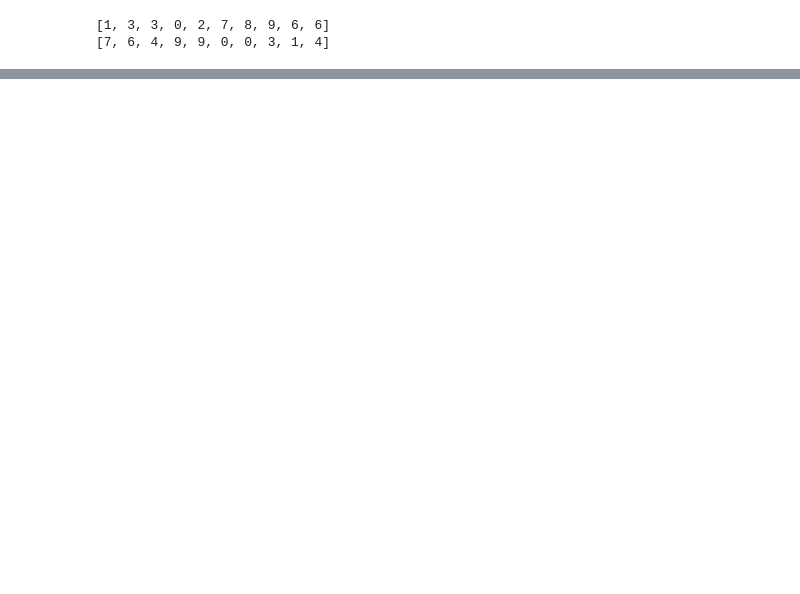
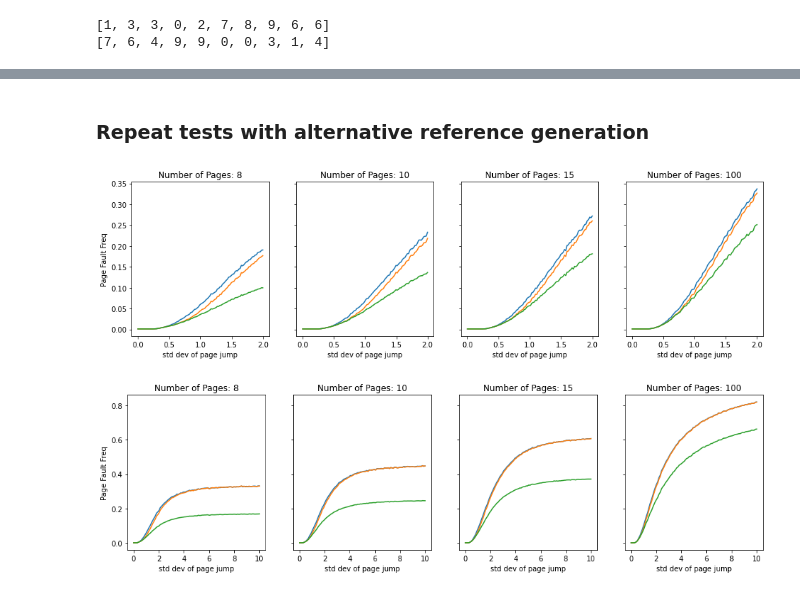
Before and after one commit to benraivel/CS337-Project-8, a Jupyter notebook: Project-8.ipynb, the cells around one changed output, grey strips where cells are left out. Saved outputs shown, nothing was run; the diff lists cells and outputs as text; code cells hidden in the pictures; blank space fills up the shorter version.

```diff
--- a/Project-8.ipynb
+++ b/Project-8.ipynb
@@ -43,7 +83,6 @@ def FIFO_page_replacement(ref_str):
     '''
     simulates first-in-first-out page replacement
     '''
-
     frame = []
 
     page_faults = 0
@@ -53,7 +92,6 @@ def FIFO_page_replacement(ref_str):
         ref_loc = ref_str.pop(0)
 
         if ref_loc in frame:
-
             continue
 
         else:
@@ -64,7 +102,6 @@ def FIFO_page_replacement(ref_str):
 
             frame.append(ref_loc)
 
-
     return page_faults
 
 
@@ -72,7 +109,6 @@ def LRU_page_replacement(ref_str):
     '''
     simulate least-recently-used page replacement
     '''
-
     frame = []
 
     last_ref = []
@@ -88,7 +124,6 @@ def LRU_page_replacement(ref_str):
             last_ref[frame.index(ref_loc)] = t
 
         else:
-
             page_faults += 1
 
             if len(frame) > 4:
@@ -108,7 +143,6 @@ def optimal_page_replacement(ref_str):
     '''
     simulates optimal page replacement
     '''
-
     frame = []
 
     page_faults = 0
@@ -117,14 +151,13 @@ def optimal_page_replacement(ref_str):
 
         ref_loc = ref_str.pop(0)
 
-
         if ref_loc in frame:
             pass
 
         else:
             page_faults += 1
 
-            if len(frame) > 4:
+            if len(frame) > 4: # find a page to kick out
 
                 next_ref = []
 
@@ -132,18 +165,19 @@ def optimal_page_replacement(ref_str):
 
                 for i in range(5):
 
-                    try:
+                    try: # to find next reference for each location in frame
                         next_ref.append(ref_str.index(frame[i]))
 
-                    except:
-
+                    except: # if there are no more instances of a location in the frame index() throws ValueError
                         frame.pop(i)
                         no_future_ref = True
                         break
 
+                # all location in frame are referenced in future
                 if not no_future_ref:
-                    frame.pop(max(next_ref))
 
+                    # evict the one furthest in the future
+                    frame.pop(next_ref.index(max(next_ref)))
 
             frame.append(ref_loc)
 
@@ -168,0 +209,59 @@ print(FIFO_faults/10, LRU_faults/10, opt_faults/10)
+# %% [markdown]
+### Repeat tests with alternative reference generation
+# %%
+import numpy as np
+import matplotlib.pyplot as plt
+
+
+def plot_faults(max_sigma):
+
+    sigma = np.linspace(0, max_sigma, 100)
+
+    fig, axes = plt.subplots(1, 4, sharey=True, figsize = (16, 4))
+
+    num_pages = [8, 10, 15, 100]
+
+    for i in range(4):
+
+        FIFO_faults = []
+        LRU_faults = []
+        opt_faults = []
+
+        for j in range(sigma.size):
+
+            FIFO_f = 0
+            LRU_f = 0
+            opt_f = 0
+
+            for _ in range(100):
+
+                ref_str = alt_refstr_loc(1000, num_pages[i], sigma[j])
+
+                FIFO_f += FIFO_page_replacement(deepcopy(ref_str))
+                LRU_f += LRU_page_replacement(deepcopy(ref_str))
+                opt_f += optimal_page_replacement(deepcopy(ref_str))
+
+            FIFO_faults.append(FIFO_f/100000)
+            LRU_faults.append(LRU_f/100000)
+            opt_faults.append(opt_f/100000)
+
+        axes[i].plot(sigma, np.asarray(FIFO_faults))
+        axes[i].plot(sigma, np.asarray(LRU_faults))
+        axes[i].plot(sigma, np.asarray(opt_faults))
+
+        axes[i].set_title('Number of Pages: ' + str(num_pages[i]))
+
+        axes[i].set_xlabel('std dev of page jump')
+
+    axes[0].set_ylabel('Page Fault Freq')
+
+    plt.savefig('page_faults_s' + str(max_sigma) + '.png')
+
+    plt.show()
+
+plot_faults(2)
+
+plot_faults(10)
+# %% [output]
+[figure, added]
+[figure, added]
```
Also changed, not shown: parts of 11 cells of this notebook, 2 other files.
